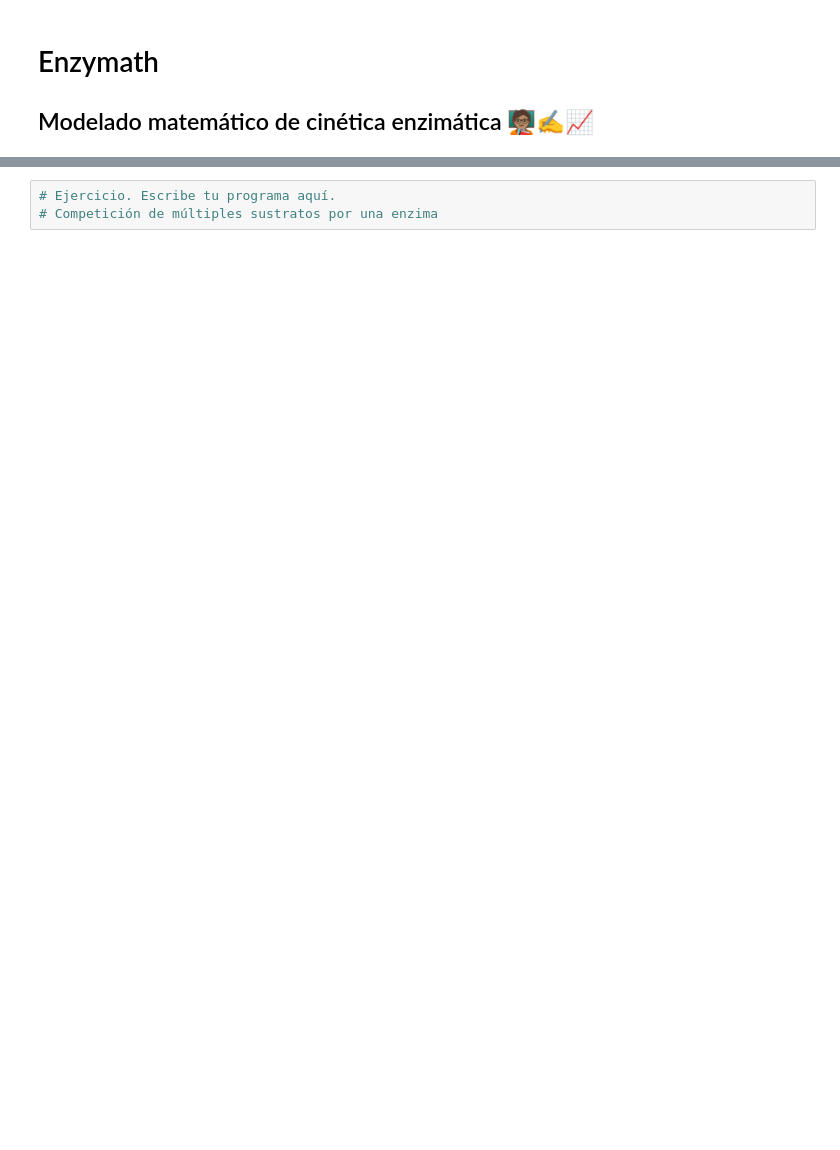
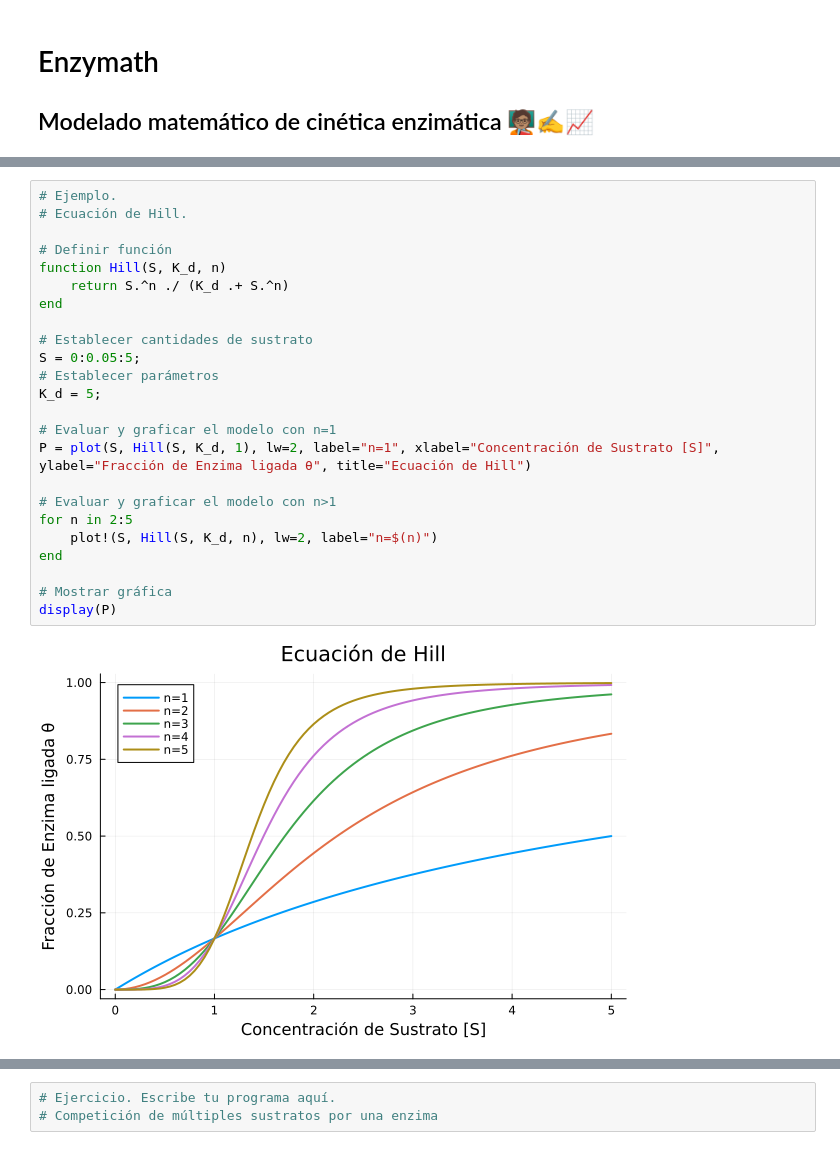
Before and after one commit to romanzapien/enzimath, a Jupyter notebook: modelado_sesion_2.ipynb, the cells around one changed output, grey strips where cells are left out. Saved outputs shown, nothing was run; the diff lists cells and outputs as text; blank space fills up the shorter version.

```diff
--- a/modelado_sesion_2.ipynb
+++ b/modelado_sesion_2.ipynb
@@ -145 +217,27 @@ plot(S, V, lw=2, xlabel="Concentración de Sustrato [S]", ylabel="Velocidad de r
+# %%
+# Ejemplo.
+# Ecuación de Hill.
+
+# Definir función
+function Hill(S, K_d, n)
+    return S.^n ./ (K_d .+ S.^n)
+end
+
+# Establecer cantidades de sustrato
+S = 0:0.05:5;
+# Establecer parámetros
+K_d = 5;
+
+# Evaluar y graficar el modelo con n=1
+P = plot(S, Hill(S, K_d, 1), lw=2, label="n=1", xlabel="Concentración de Sustrato [S]", ylabel="Fracción de Enzima ligada θ", title="Ecuación de Hill")
+
+# Evaluar y graficar el modelo con n>1
+for n in 2:5
+    plot!(S, Hill(S, K_d, n), lw=2, label="n=$(n)")
+end
+
+# Mostrar gráfica
+display(P)
+# %% [output]
+[figure, added]
 # %% [markdown]
```
Also changed, not shown: parts of 15 cells of this notebook, 1 other file.
